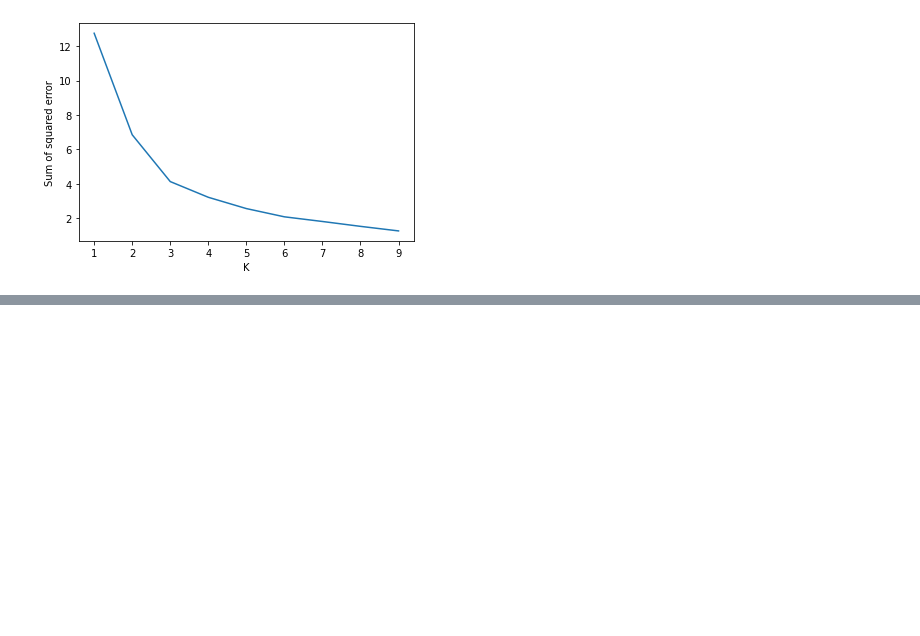
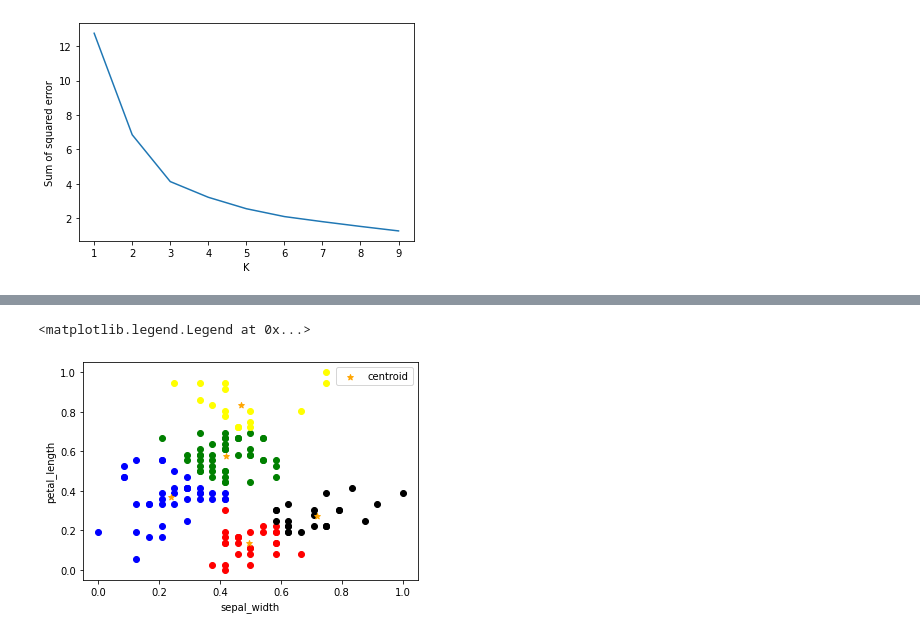
Before and after one commit to npackr/iris-kmeans-clustering, a Jupyter notebook: kpdl-th1-iris-kmeans-clustering.ipynb, the cells around one changed output, grey strips where cells are left out. Cells and saved outputs as stored; diff of their text form; code cells hidden in the pictures; blank space fills up the shorter version.

Commit message:
Kaggle Notebook | KPDL - TH1 - Iris KMeans Clustering | Version 5

```diff
--- a/kpdl-th1-iris-kmeans-clustering.ipynb
+++ b/kpdl-th1-iris-kmeans-clustering.ipynb
@@ -130,3 +130,10 @@ plt.plot(k_rng,sse)
 # %% [output]
 [<matplotlib.lines.Line2D at 0x...>]
 [figure]
+# %%
+km = KMeans(n_clusters=5)
+y_predicted = km.fit_predict(df[['sepal_width','sepal_length']])
+y_predicted
+
+df['cluster']=y_predicted
+df.head()
@@ -132,0 +147,20 @@ plt.plot(k_rng,sse)
+# %%
+df1 = df[df.cluster==0]
+df2 = df[df.cluster==1]
+df3 = df[df.cluster==2]
+df4 = df[df.cluster==3]
+df5 = df[df.cluster==4]
+
+plt.scatter(df1.sepal_width,df1['sepal_length'],color='green')
+plt.scatter(df2.sepal_width,df2['sepal_length'],color='red')
+plt.scatter(df3.sepal_width,df3['sepal_length'],color='blue')
+plt.scatter(df4.sepal_width,df4['sepal_length'],color='black')
+plt.scatter(df5.sepal_width,df5['sepal_length'],color='yellow')
+
+plt.scatter(km.cluster_centers_[:,0],km.cluster_centers_[:,1],color='orange',marker='*',label='centroid')
+plt.xlabel('sepal_width')
+plt.ylabel('petal_length')
+plt.legend()
+# %% [output]
+<matplotlib.legend.Legend at 0x...>
+[figure, added]
```
Also changed, not shown: parts of 5 cells of this notebook.
